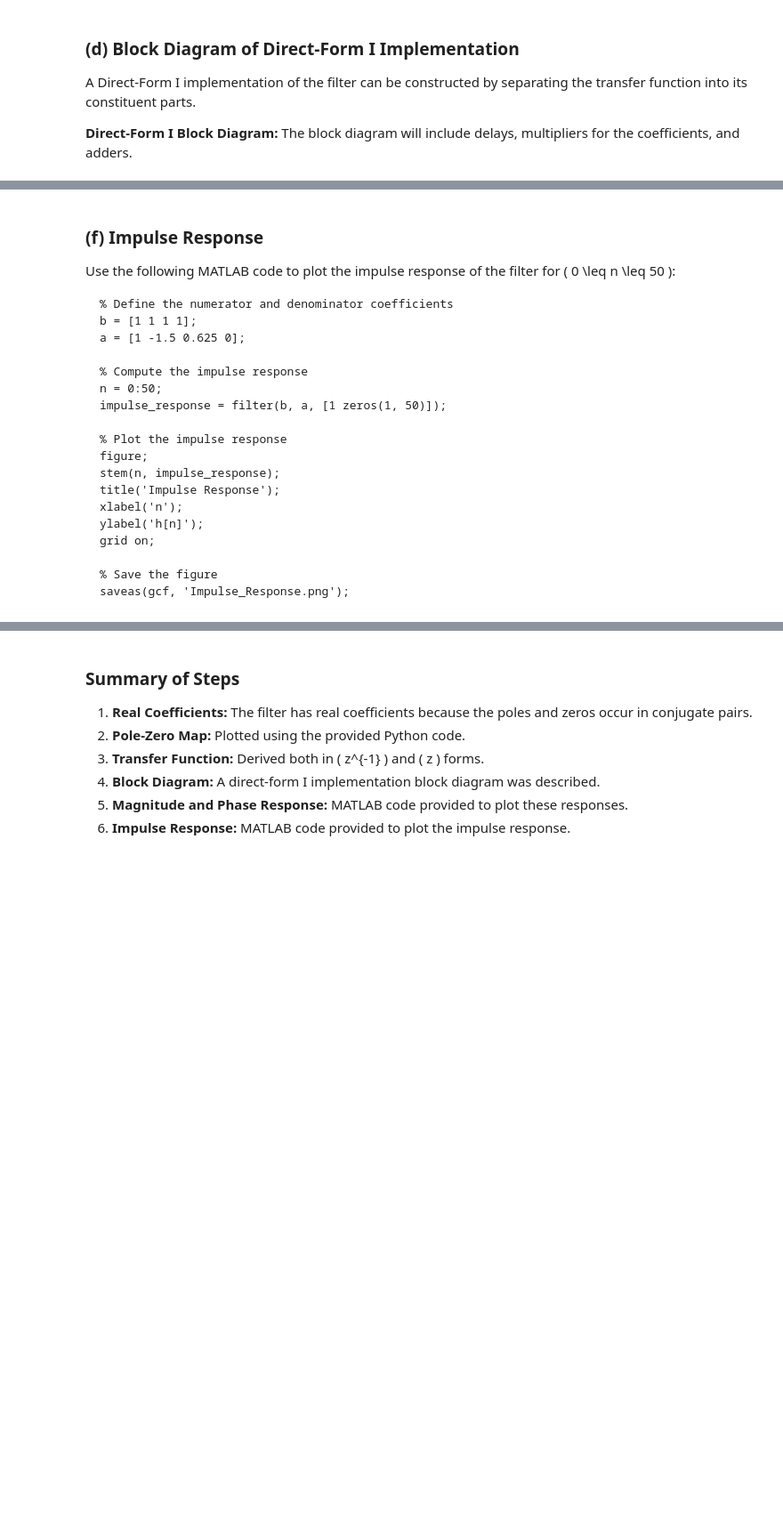
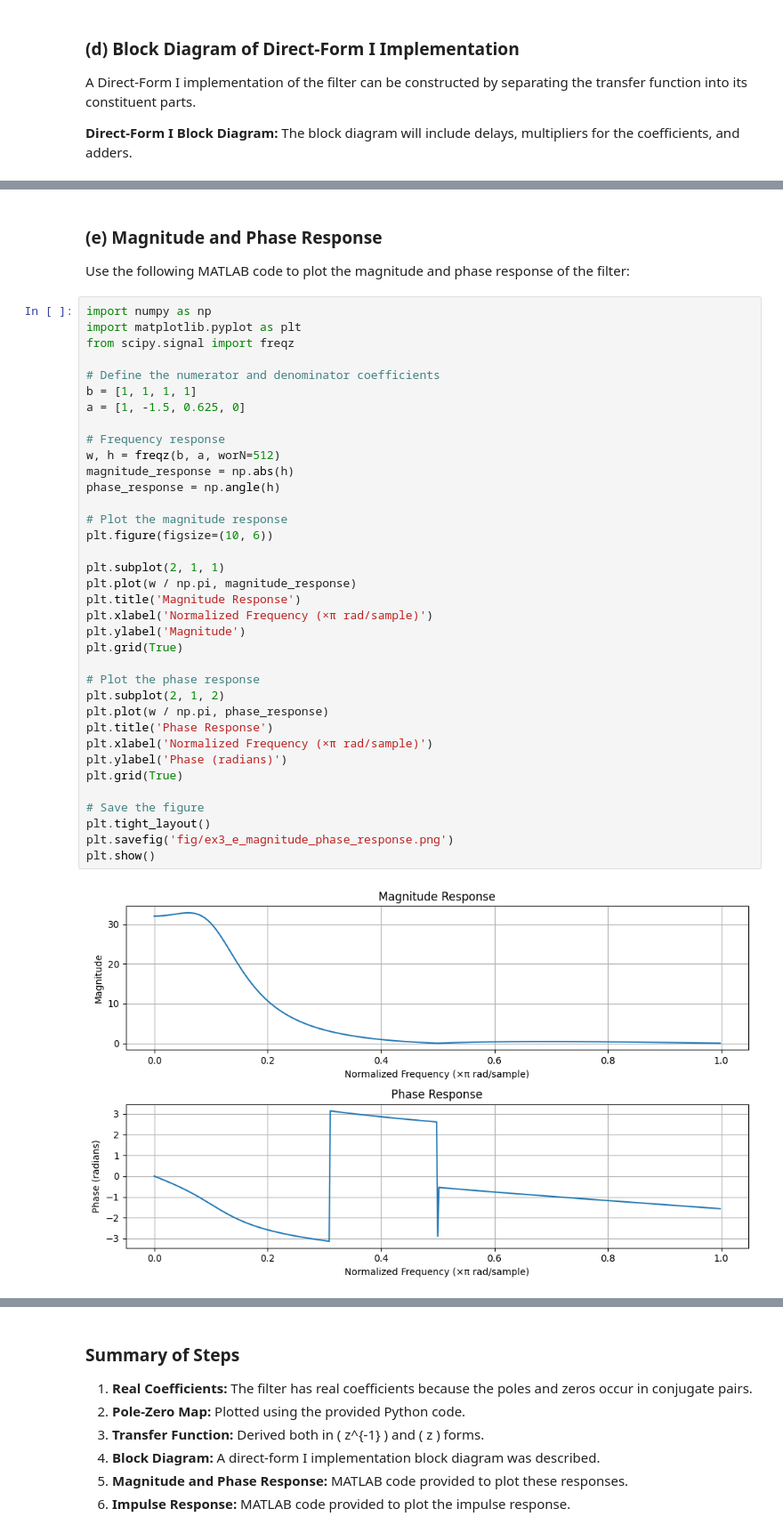
Before and after one commit to wolfram-laube/dsp-ue_grp-22, a Jupyter notebook: Assignment_5/DSP_Assignment_5.ipynb, the cells around one changed output, grey strips where cells are left out. Shown at 89% size. Drawn from its saved outputs; the diff is of its cells as text; blank space fills up the shorter version.

````diff
--- a/Assignment_5/DSP_Assignment_5.ipynb
+++ b/Assignment_5/DSP_Assignment_5.ipynb
@@ -371,24 +416,41 @@ saveas(gcf, 'Magnitude_and_Phase_Response.png');
-# %% [markdown]
-### (f) Impulse Response
-Use the following MATLAB code to plot the impulse response of the filter for \( 0 \leq n \leq 50 \):
-
-```matlab
-% Define the numerator and denominator coefficients
-b = [1 1 1 1];
-a = [1 -1.5 0.625 0];
-
-% Compute the impulse response
-n = 0:50;
-impulse_response = filter(b, a, [1 zeros(1, 50)]);
-
-% Plot the impulse response
-figure;
-stem(n, impulse_response);
-title('Impulse Response');
-xlabel('n');
-ylabel('h[n]');
-grid on;
-
-% Save the figure
-saveas(gcf, 'Impulse_Response.png');
-```
+# %% [markdown]
+### (e) Magnitude and Phase Response
+Use the following MATLAB code to plot the magnitude and phase response of the filter:
+# %%
+import numpy as np
+import matplotlib.pyplot as plt
+from scipy.signal import freqz
+
+# Define the numerator and denominator coefficients
+b = [1, 1, 1, 1]
+a = [1, -1.5, 0.625, 0]
+
+# Frequency response
+w, h = freqz(b, a, worN=512)
+magnitude_response = np.abs(h)
+phase_response = np.angle(h)
+
+# Plot the magnitude response
+plt.figure(figsize=(10, 6))
+
+plt.subplot(2, 1, 1)
+plt.plot(w / np.pi, magnitude_response)
+plt.title('Magnitude Response')
+plt.xlabel('Normalized Frequency (×π rad/sample)')
+plt.ylabel('Magnitude')
+plt.grid(True)
+
+# Plot the phase response
+plt.subplot(2, 1, 2)
+plt.plot(w / np.pi, phase_response)
+plt.title('Phase Response')
+plt.xlabel('Normalized Frequency (×π rad/sample)')
+plt.ylabel('Phase (radians)')
+plt.grid(True)
+
+# Save the figure
+plt.tight_layout()
+plt.savefig('fig/ex3_e_magnitude_phase_response.png')
+plt.show()
+# %% [output]
+[figure, added]
````
Also changed, not shown: parts of 19 cells of this notebook, 37 other files.
